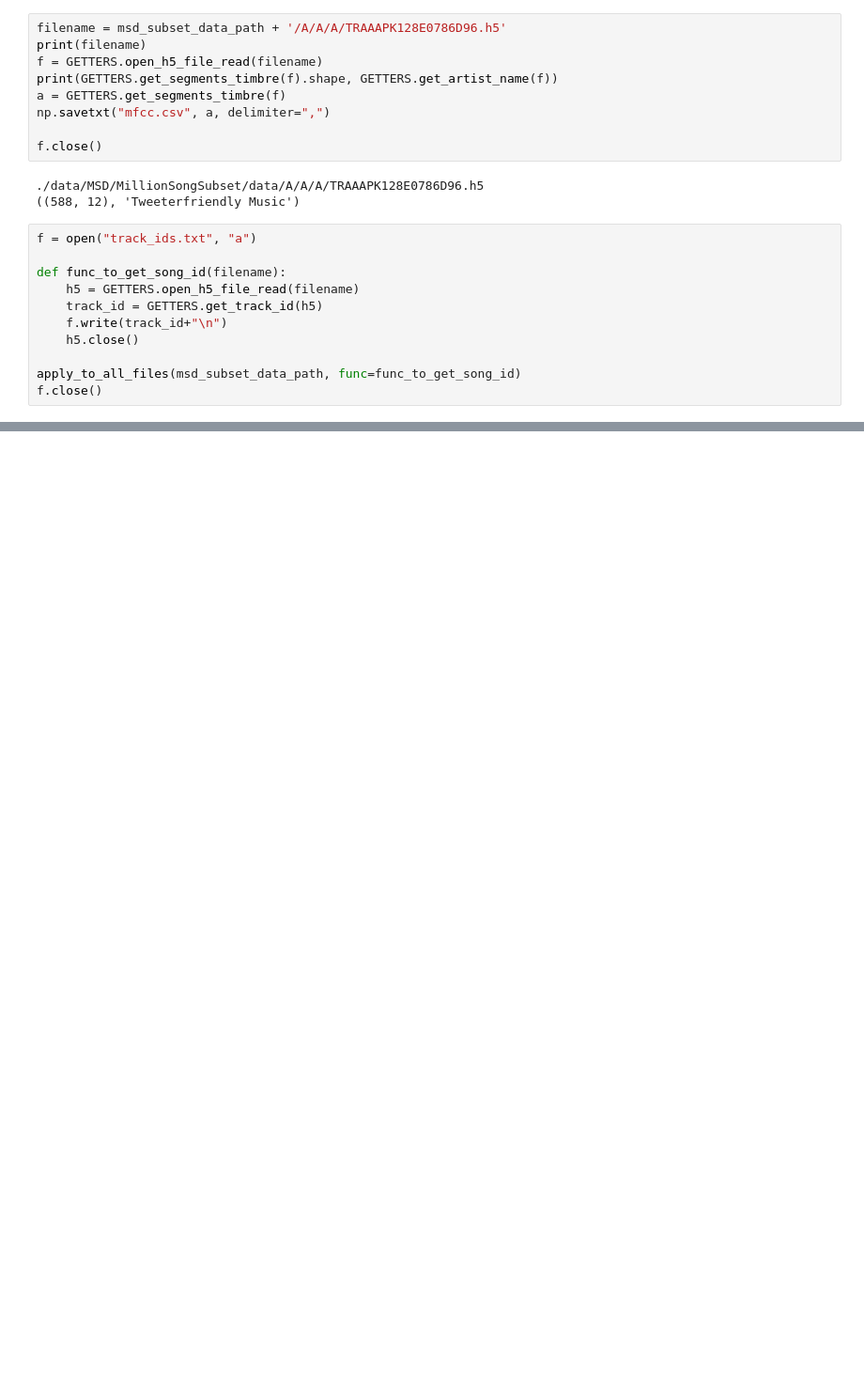
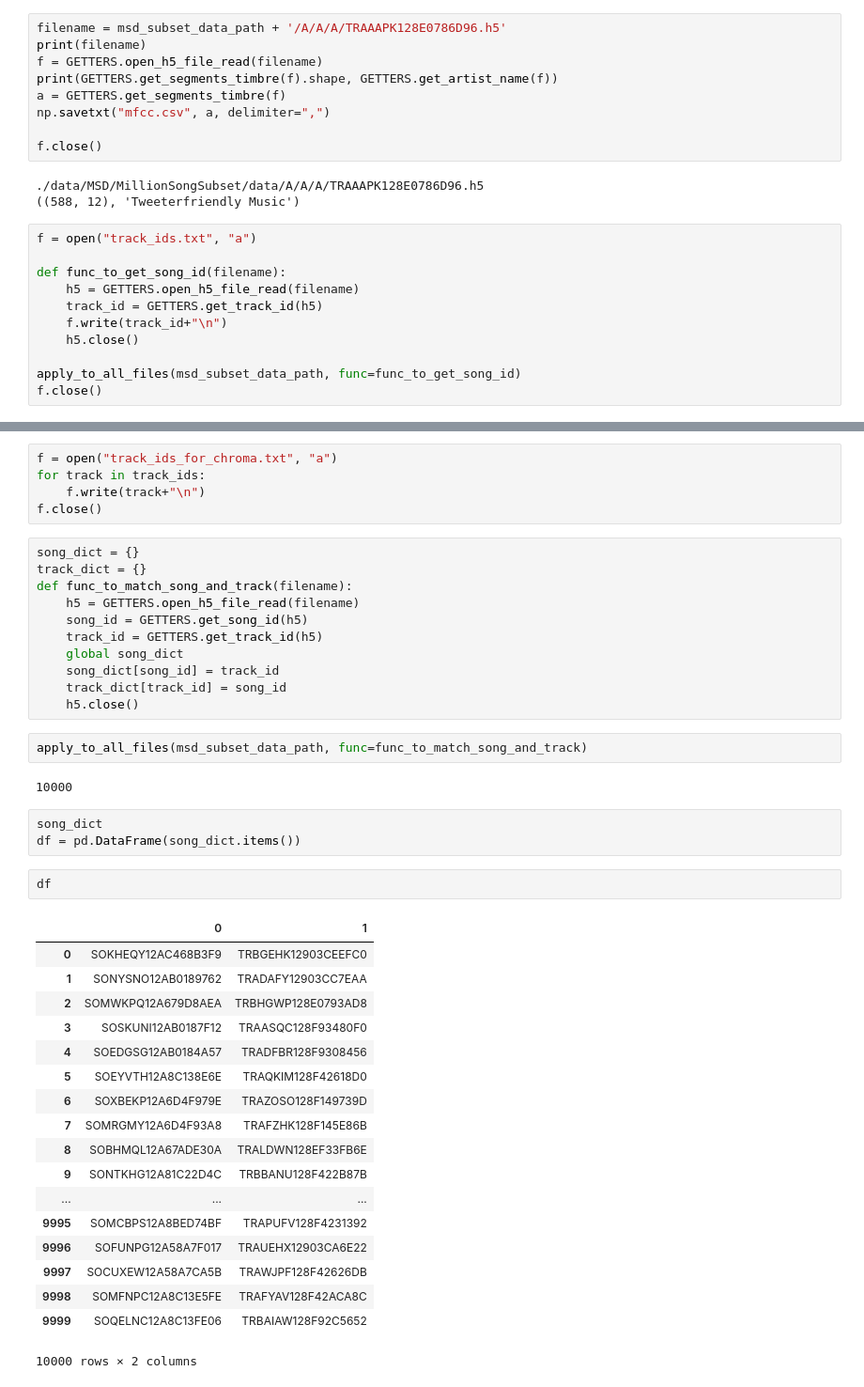
Before and after one commit to daniellengyel/music-cs182, a Jupyter notebook: Explore Data.ipynb, the cells around one changed output, grey strips where cells are left out. Shown at 94% size. Cells and saved outputs as stored; diff of their text form; blank space fills up the shorter version.

```diff
--- a/Explore Data.ipynb
+++ b/Explore Data.ipynb
@@ -262,0 +290,44 @@ print(min_frames)
+# %%
+f = open("track_ids_for_chroma.txt", "a")
+for track in track_ids:
+    f.write(track+"\n")
+f.close()
+# %%
+song_dict = {}
+track_dict = {}
+def func_to_match_song_and_track(filename):
+    h5 = GETTERS.open_h5_file_read(filename)
+    song_id = GETTERS.get_song_id(h5)
+    track_id = GETTERS.get_track_id(h5)
+    global song_dict
+    song_dict[song_id] = track_id
+    track_dict[track_id] = song_id
+    h5.close()
+# %%
+apply_to_all_files(msd_subset_data_path, func=func_to_match_song_and_track)
+# %% [output]
+10000
+# %%
+song_dict
+df = pd.DataFrame(song_dict.items())
+# %%
+df
+# %% [output]
+|  | 0 | 1 |
+| 0 | SOKHEQY12AC468B3F9 | TRBGEHK12903CEEFC0 |
+| 1 | SONYSNO12AB0189762 | TRADAFY12903CC7EAA |
+| 2 | SOMWKPQ12A679D8AEA | TRBHGWP128E0793AD8 |
+| 3 | SOSKUNI12AB0187F12 | TRAASQC128F93480F0 |
+| 4 | SOEDGSG12AB0184A57 | TRADFBR128F9308456 |
+| 5 | SOEYVTH12A8C138E6E | TRAQKIM128F42618D0 |
+| 6 | SOXBEKP12A6D4F979E | TRAZOSO128F149739D |
+| 7 | SOMRGMY12A6D4F93A8 | TRAFZHK128F145E86B |
+| 8 | SOBHMQL12A67ADE30A | TRALDWN128EF33FB6E |
+| 9 | SONTKHG12A81C22D4C | TRBBANU128F422B87B |
+| ... | ... | ... |
+| 9995 | SOMCBPS12A8BED74BF | TRAPUFV128F4231392 |
+| 9996 | SOFUNPG12A58A7F017 | TRAUEHX12903CA6E22 |
+| 9997 | SOCUXEW12A58A7CA5B | TRAWJPF128F42626DB |
+| 9998 | SOMFNPC12A8C13E5FE | TRAFYAV128F42ACA8C |
+| 9999 | SOQELNC12A8C13FE06 | TRBAIAW128F92C5652 |
+10000 rows × 2 columns
```
Also changed, not shown: parts of 14 cells of this notebook, 2 other files.
